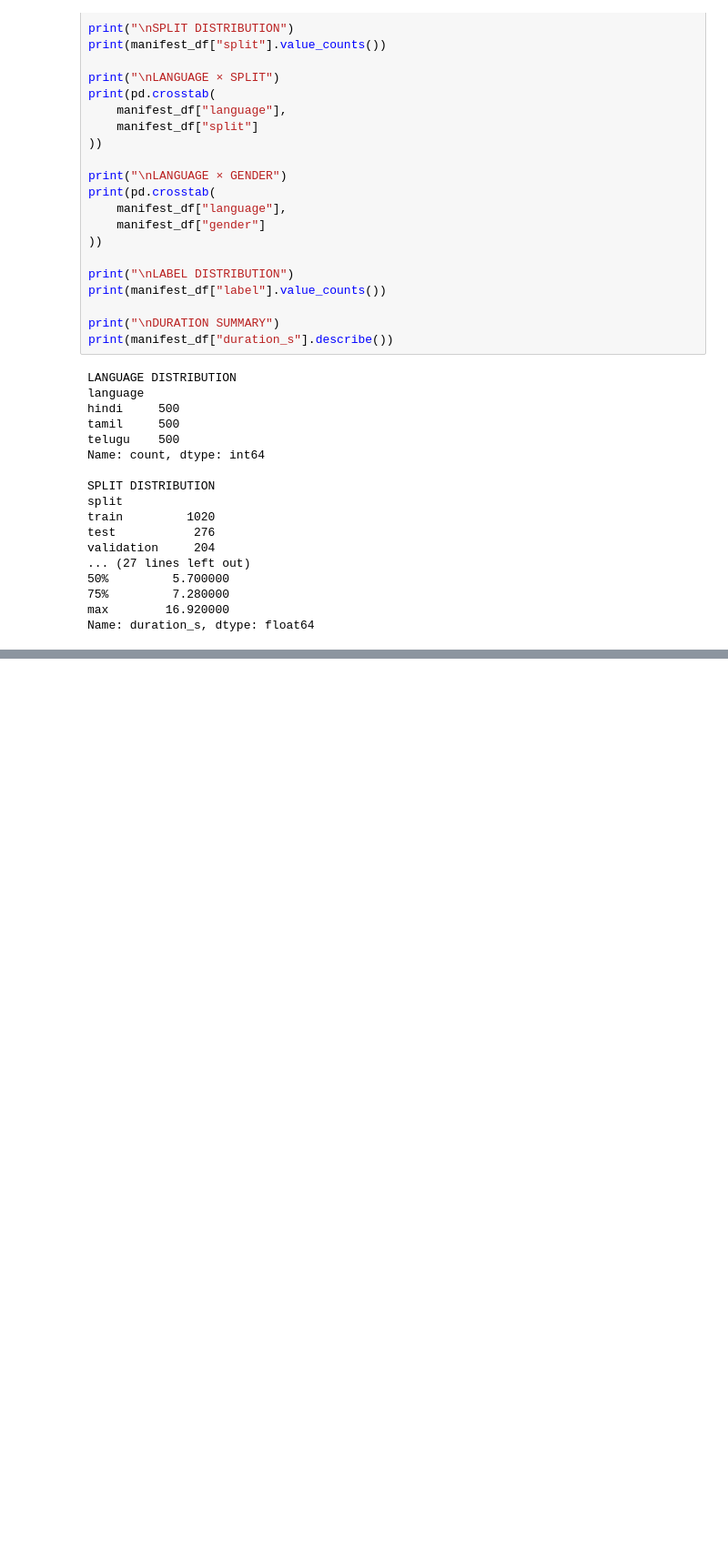
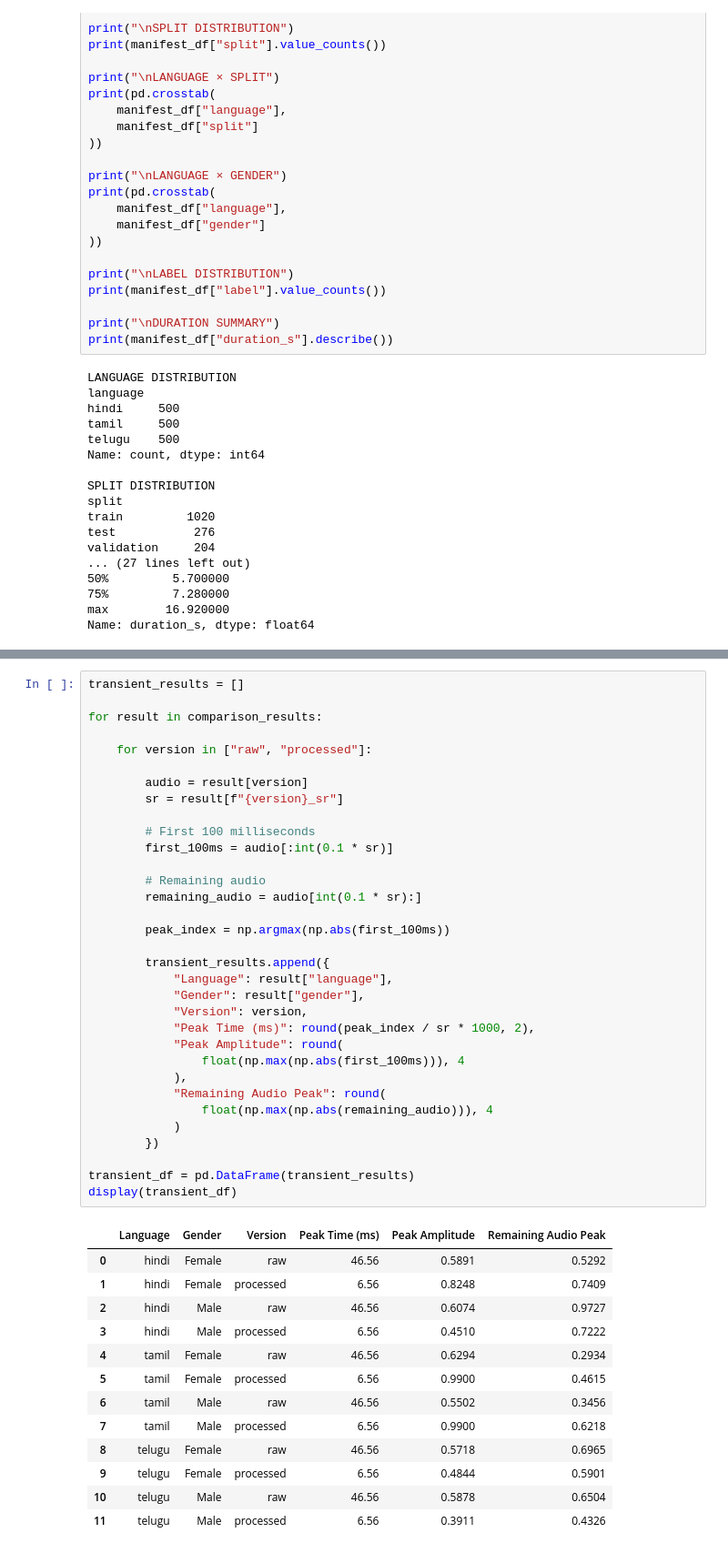
Before and after one commit to thehimanshhu/Group-3-DS-and-AI-Lab-Project, a Jupyter notebook: scratchpad/amit/milestone-3/milestone3_pipeline.ipynb, the cells around one changed output, grey strips where cells are left out. Shown at 91% size. Saved outputs shown, nothing was run; the diff lists cells and outputs as text; blank space fills up the shorter version.

```diff
--- a/scratchpad/amit/milestone-3/milestone3_pipeline.ipynb
+++ b/scratchpad/amit/milestone-3/milestone3_pipeline.ipynb
@@ -648,0 +851,47 @@ Name: duration_s, dtype: float64
+# %%
+transient_results = []
+
+for result in comparison_results:
+
+    for version in ["raw", "processed"]:
+
+        audio = result[version]
+        sr = result[f"{version}_sr"]
+
+        # First 100 milliseconds
+        first_100ms = audio[:int(0.1 * sr)]
+
+        # Remaining audio
+        remaining_audio = audio[int(0.1 * sr):]
+
+        peak_index = np.argmax(np.abs(first_100ms))
+
+        transient_results.append({
+            "Language": result["language"],
+            "Gender": result["gender"],
+            "Version": version,
+            "Peak Time (ms)": round(peak_index / sr * 1000, 2),
+            "Peak Amplitude": round(
+                float(np.max(np.abs(first_100ms))), 4
+            ),
+            "Remaining Audio Peak": round(
+                float(np.max(np.abs(remaining_audio))), 4
+            )
+        })
+
+transient_df = pd.DataFrame(transient_results)
+display(transient_df)
+# %% [output]
+|  | Language | Gender | Version | Peak Time (ms) | Peak Amplitude | Remaining Audio Peak |
+| 0 | hindi | Female | raw | 46.56 | 0.5891 | 0.5292 |
+| 1 | hindi | Female | processed | 6.56 | 0.8248 | 0.7409 |
+| 2 | hindi | Male | raw | 46.56 | 0.6074 | 0.9727 |
+| 3 | hindi | Male | processed | 6.56 | 0.4510 | 0.7222 |
+| 4 | tamil | Female | raw | 46.56 | 0.6294 | 0.2934 |
+| 5 | tamil | Female | processed | 6.56 | 0.9900 | 0.4615 |
+| 6 | tamil | Male | raw | 46.56 | 0.5502 | 0.3456 |
+| 7 | tamil | Male | processed | 6.56 | 0.9900 | 0.6218 |
+| 8 | telugu | Female | raw | 46.56 | 0.5718 | 0.6965 |
+| 9 | telugu | Female | processed | 6.56 | 0.4844 | 0.5901 |
+| 10 | telugu | Male | raw | 46.56 | 0.5878 | 0.6504 |
+| 11 | telugu | Male | processed | 6.56 | 0.3911 | 0.4326 |
```
Also changed, not shown: parts of 12 cells of this notebook, 4 other files.
